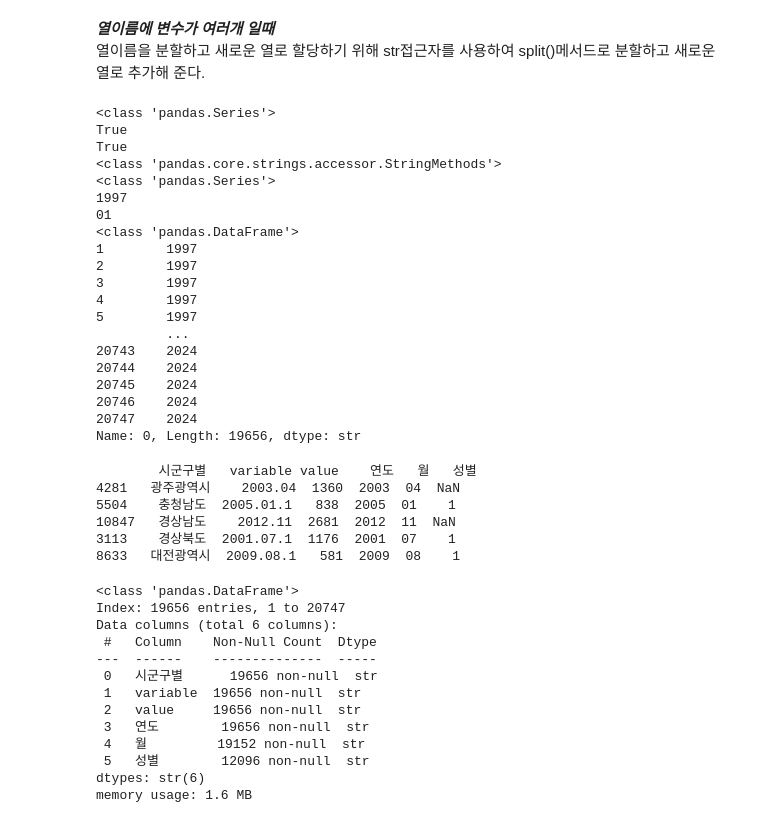
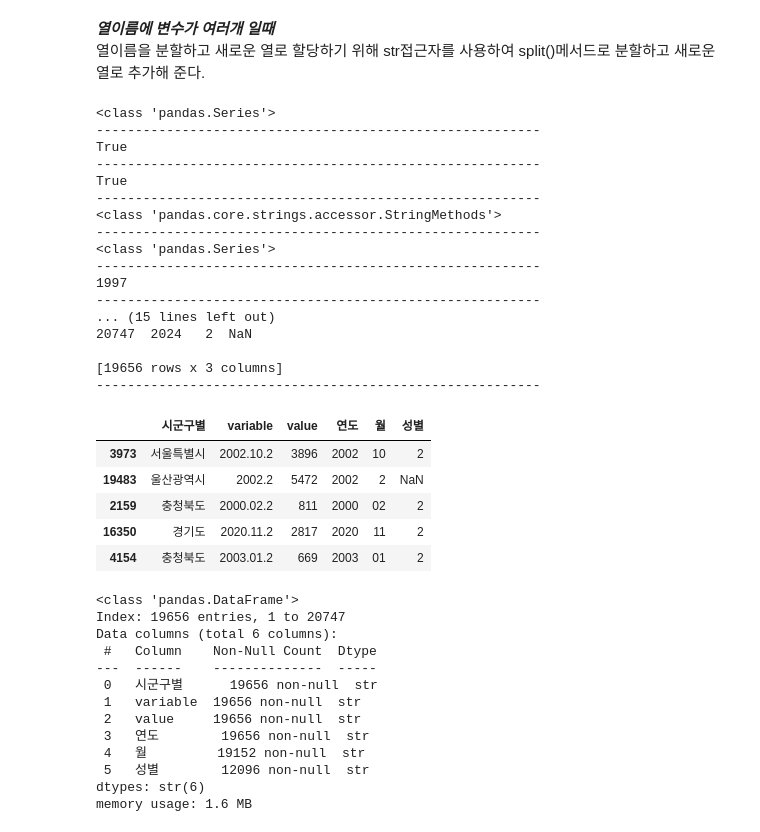
Before and after one commit to chan3623/data-collection-workspace, a Jupyter notebook: data14_pandas_2025년_인구_출생아수_조사.ipynb, the cells around one changed output. Saved outputs shown, nothing was run; the diff lists cells and outputs as text; code cells hidden in the pictures.

Commit message:
[Add] 2026/07/31 pandas 2

```diff
--- a/data14_pandas_2025년_인구_출생아수_조사.ipynb
+++ b/data14_pandas_2025년_인구_출생아수_조사.ipynb
@@ -213,63 +213,65 @@ df.sample(5)
 # %%
 # Series으로 리턴
 print(type(df['variable']))
+print('---------------------------------------------------------')
 #print(df['variable'])
 
 # Series에서 'str' 자원이 제공되는지 검색
 print('str' in dir(pd.Series))   # True
-
+print('---------------------------------------------------------')
 # 'str'에서 'split'자원이 제공되는지 검색
 print('split' in dir('str'))     # True
-
+print('---------------------------------------------------------')
 # StringMethods
 print(type(df['variable'].str))
-
+print('---------------------------------------------------------')
 # Series 리턴
 print(type(df['variable'].str.split('.')))
-#print(df['variable'].str.split('.'))
+print('---------------------------------------------------------')
+# print(df['variable'].str.split('.'))
 print(df['variable'].str.split('.')[1][0]) # 년도
+print('---------------------------------------------------------')
 print(df['variable'].str.split('.')[1][1]) # 월
-
+print('---------------------------------------------------------')
 # DataFrame 리턴
 print(type(df['variable'].str.split('.', expand=True)))
-#print(df['variable'].str.split('.', expand=True))
-print(df['variable'].str.split('.', expand=True)[0]) # 연도
+print('---------------------------------------------------------')
+print(df['variable'].str.split('.', expand=True))
+# print(df['variable'].str.split('.', expand=True)[0]) # 연도
+print('---------------------------------------------------------')
 #print(df['variable'].str.split('.', expand=True)[1]) # 월
 #print(df['variable'].str.split('.', expand=True)[2]) # 성별
 # %% [output]
 <class 'pandas.Series'>
+---------------------------------------------------------
 True
+---------------------------------------------------------
 True
+---------------------------------------------------------
 <class 'pandas.core.strings.accessor.StringMethods'>
+---------------------------------------------------------
 <class 'pandas.Series'>
+---------------------------------------------------------
 1997
-01
-<class 'pandas.DataFrame'>
-1        1997
-2        1997
-3        1997
-4        1997
-5        1997
-         ...
-20743    2024
-20744    2024
-20745    2024
-20746    2024
-20747    2024
-Name: 0, Length: 19656, dtype: str
+---------------------------------------------------------
+... (15 lines left out)
+20747  2024   2  NaN
+
+[19656 rows x 3 columns]
+---------------------------------------------------------
 # %%
 df['연도'] = df['variable'].str.split('.', expand=True)[0]
 df['월'] = df['variable'].str.split('.', expand=True)[1]
 df['성별']= df['variable'].str.split('.', expand=True)[2]
 # %%
-print(df.sample(5))
+df.sample(5)
 # %% [output]
-        시군구별   variable value    연도   월   성별
-4281   광주광역시    2003.04  1360  2003  04  NaN
-5504    충청남도  2005.01.1   838  2005  01    1
-10847   경상남도    2012.11  2681  2012  11  NaN
-3113    경상북도  2001.07.1  1176  2001  07    1
-8633   대전광역시  2009.08.1   581  2009  08    1
+|  | 시군구별 | variable | value | 연도 | 월 | 성별 |
+| 3973 | 서울특별시 | 2002.10.2 | 3896 | 2002 | 10 | 2 |
+| 19483 | 울산광역시 | 2002.2 | 5472 | 2002 | 2 | NaN |
+| 2159 | 충청북도 | 2000.02.2 | 811 | 2000 | 02 | 2 |
+| 16350 | 경기도 | 2020.11.2 | 2817 | 2020 | 11 | 2 |
+| 4154 | 충청북도 | 2003.01.2 | 669 | 2003 | 01 | 2 |
 # %%
 # 모든 데이터 타입이 object이다.
 df.info()
```
Also changed, not shown: parts of 16 cells of this notebook, 19 other files.
